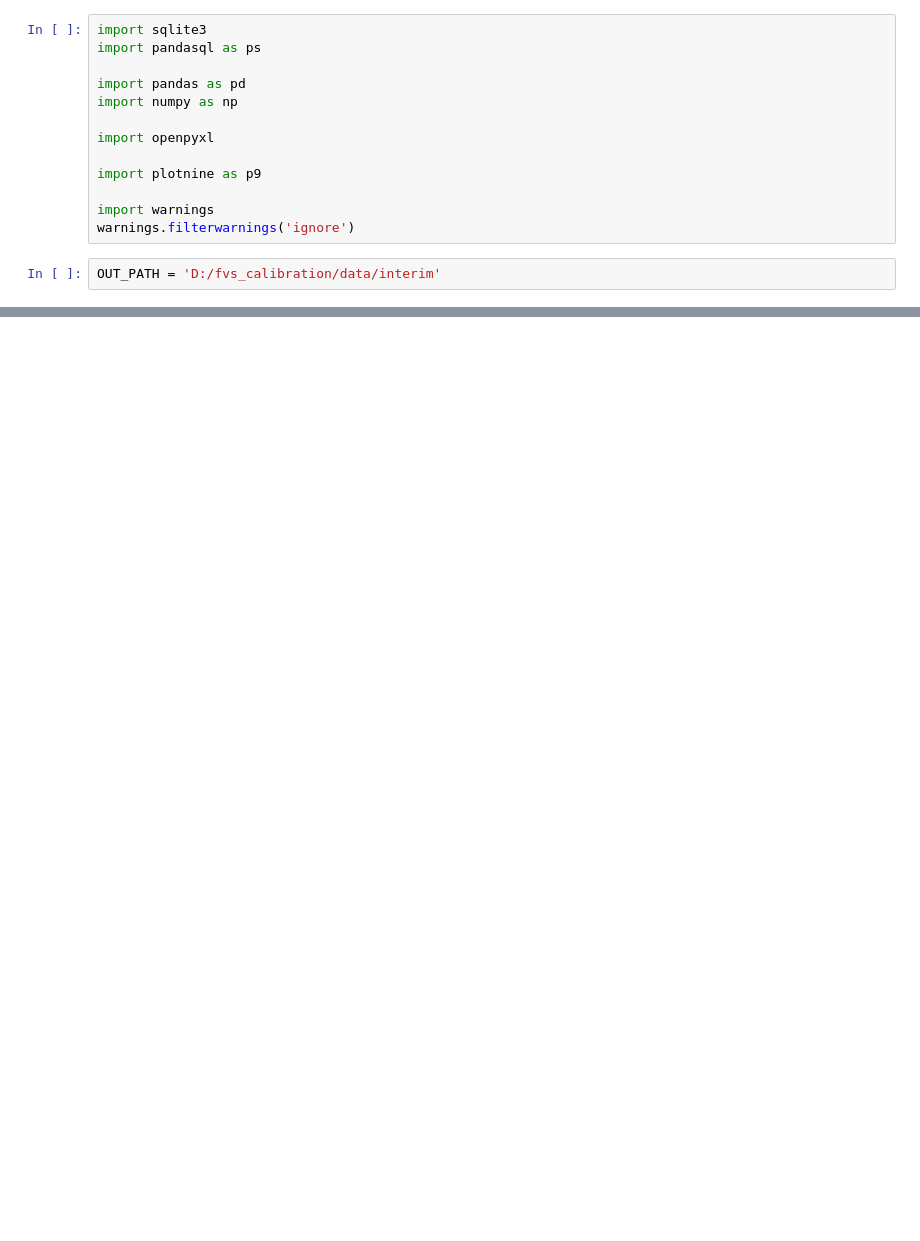
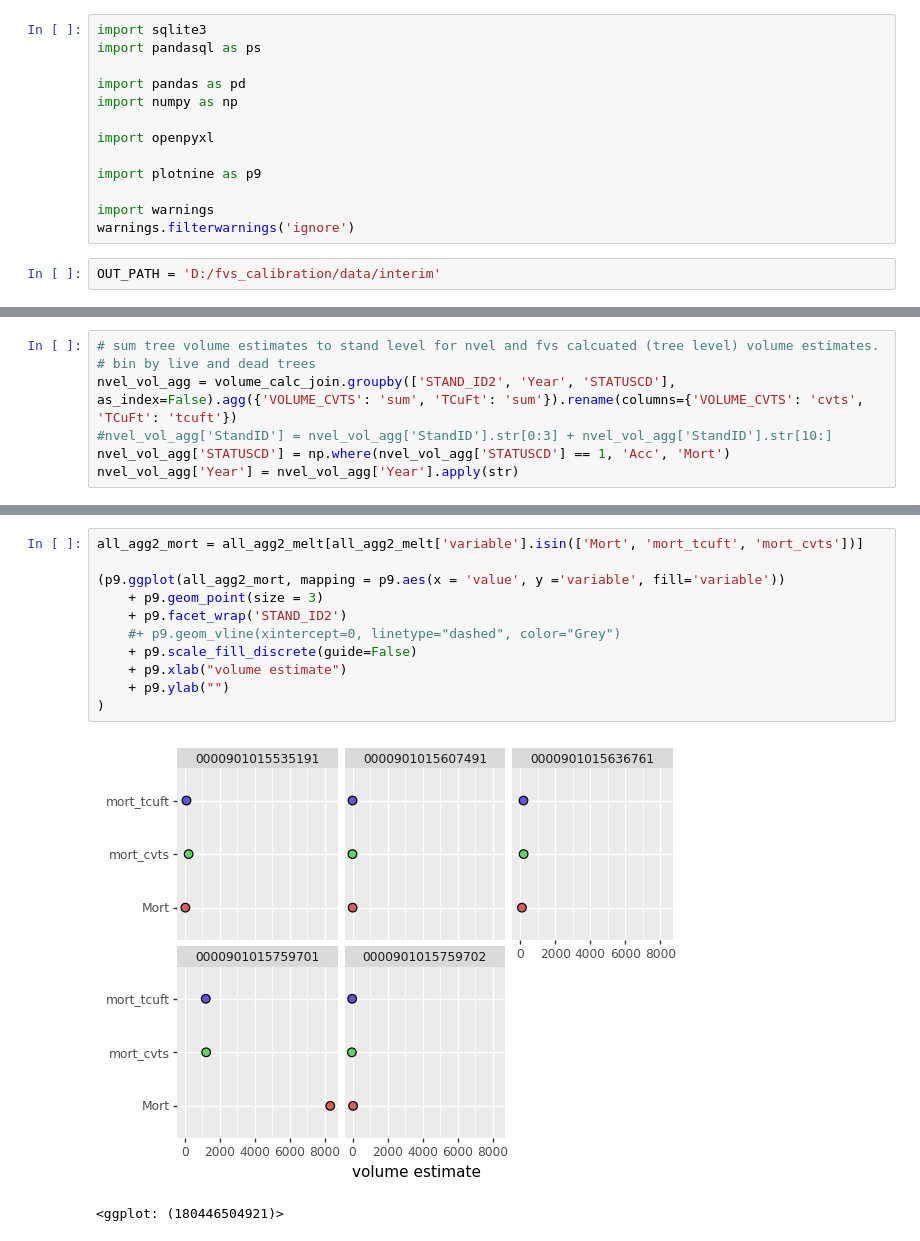
Before and after one commit to Ecotrust/calibrate_fvs, a Jupyter notebook: notebooks/FIA_GroundtruthData.ipynb, the cells around one changed output, grey strips where cells are left out. Saved outputs shown, nothing was run; the diff lists cells and outputs as text; blank space fills up the shorter version.

```diff
--- a/notebooks/FIA_GroundtruthData.ipynb
+++ b/notebooks/FIA_GroundtruthData.ipynb
@@ -151,0 +152,7 @@ array([1994, 2001, 2002, 2003, 2004, 2005, 2006, 2007, 2008, 2009, 2010,
+# %%
+# sum tree volume estimates to stand level for nvel and fvs calcuated (tree level) volume estimates.
+# bin by live and dead trees
+nvel_vol_agg = volume_calc_join.groupby(['STAND_ID2', 'Year', 'STATUSCD'], as_index=False).agg({'VOLUME_CVTS': 'sum', 'TCuFt': 'sum'}).rename(columns={'VOLUME_CVTS': 'cvts', 'TCuFt': 'tcuft'})
+#nvel_vol_agg['StandID'] = nvel_vol_agg['StandID'].str[0:3] + nvel_vol_agg['StandID'].str[10:]
+nvel_vol_agg['STATUSCD'] = np.where(nvel_vol_agg['STATUSCD'] == 1, 'Acc', 'Mort')
+nvel_vol_agg['Year'] = nvel_vol_agg['Year'].apply(str)
@@ -151,0 +241,14 @@ array([1994, 2001, 2002, 2003, 2004, 2005, 2006, 2007, 2008, 2009, 2010,
+# %%
+all_agg2_mort = all_agg2_melt[all_agg2_melt['variable'].isin(['Mort', 'mort_tcuft', 'mort_cvts'])]
+
+(p9.ggplot(all_agg2_mort, mapping = p9.aes(x = 'value', y ='variable', fill='variable'))
+    + p9.geom_point(size = 3)
+    + p9.facet_wrap('STAND_ID2')
+    #+ p9.geom_vline(xintercept=0, linetype="dashed", color="Grey")
+    + p9.scale_fill_discrete(guide=False)
+    + p9.xlab("volume estimate")
+    + p9.ylab("")
+)
+# %% [output]
+[figure, added]
+<ggplot: (180446504921)>
```
Also changed, not shown: parts of 55 cells of this notebook, 1 other file.
